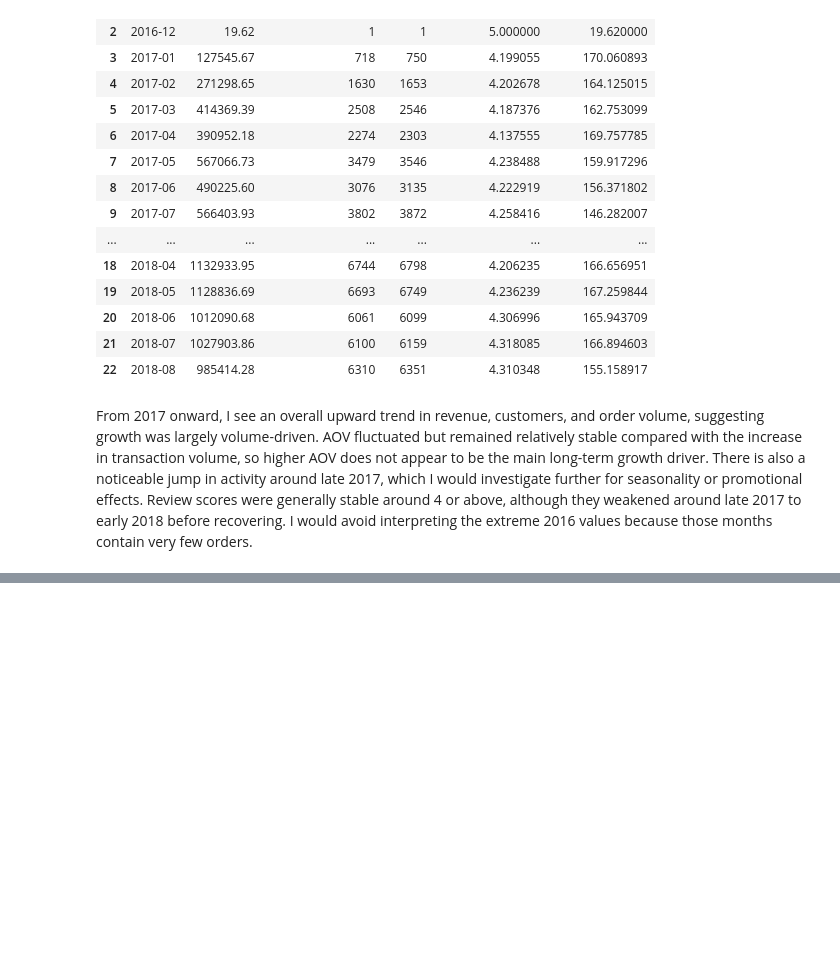
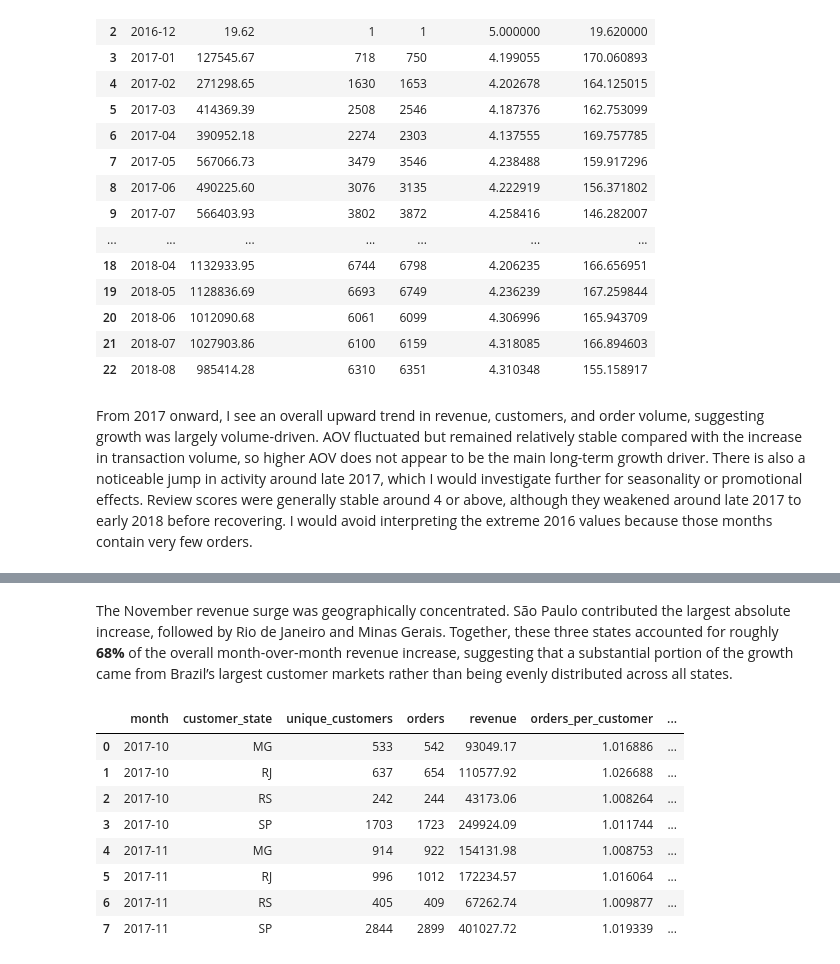
Before and after one commit to LukeXboy/E-Commerce-Data-Analysis-Personal-Project, a Jupyter notebook: 01_data_audit.ipynb, the cells around one changed output, grey strips where cells are left out. Drawn from its saved outputs; the diff is of its cells as text; code cells hidden in the pictures; blank space fills up the shorter version.

```diff
--- a/01_data_audit.ipynb
+++ b/01_data_audit.ipynb
@@ -319,0 +491,24 @@ From 2017 onward, I see an overall upward trend in revenue, customers, and order
+# %% [markdown]
+The November revenue surge was geographically concentrated. São Paulo contributed the largest absolute increase, followed by Rio de Janeiro and Minas Gerais. Together, these three states accounted for roughly **68%** of the overall month-over-month revenue increase, suggesting that a substantial portion of the growth came from Brazil’s largest customer markets rather than being evenly distributed across all states.
+# %%
+from enum import unique
+selected_states = state_summary.loc[state_summary['customer_state'].isin(['SP', 'RJ', 'MG', 'RS'])]
+selected_states_agg=selected_states.groupby(['month','customer_state'],as_index=False).agg(
+    unique_customers=('unique_customers','sum'),
+    orders=('orders','sum'),
+    revenue=('revenue','sum')
+)
+selected_states_agg['orders_per_customer']=selected_states_agg['orders']/selected_states_agg['unique_customers']
+selected_states_agg['revenue_per_customer']=selected_states_agg['revenue']/selected_states_agg['unique_customers']
+selected_states_agg['avg_order_value']=selected_states_agg['revenue']/selected_states_agg['orders']
+selected_states_agg
+# %% [output]
+|  | month | customer_state | unique_customers | orders | revenue | orders_per_customer | ... |
+| 0 | 2017-10 | MG | 533 | 542 | 93049.17 | 1.016886 | ... |
+| 1 | 2017-10 | RJ | 637 | 654 | 110577.92 | 1.026688 | ... |
+| 2 | 2017-10 | RS | 242 | 244 | 43173.06 | 1.008264 | ... |
+| 3 | 2017-10 | SP | 1703 | 1723 | 249924.09 | 1.011744 | ... |
+| 4 | 2017-11 | MG | 914 | 922 | 154131.98 | 1.008753 | ... |
+| 5 | 2017-11 | RJ | 996 | 1012 | 172234.57 | 1.016064 | ... |
+| 6 | 2017-11 | RS | 405 | 409 | 67262.74 | 1.009877 | ... |
+| 7 | 2017-11 | SP | 2844 | 2899 | 401027.72 | 1.019339 | ... |
```
Also changed, not shown: parts of 16 cells of this notebook.
